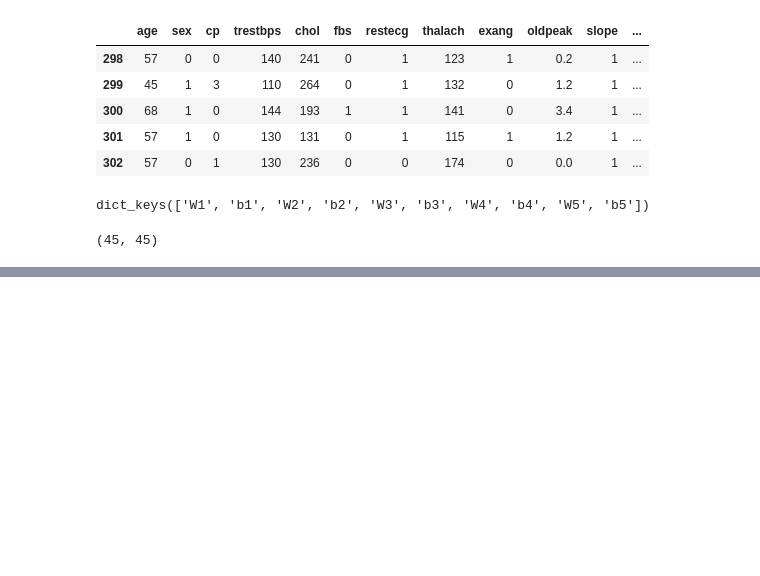
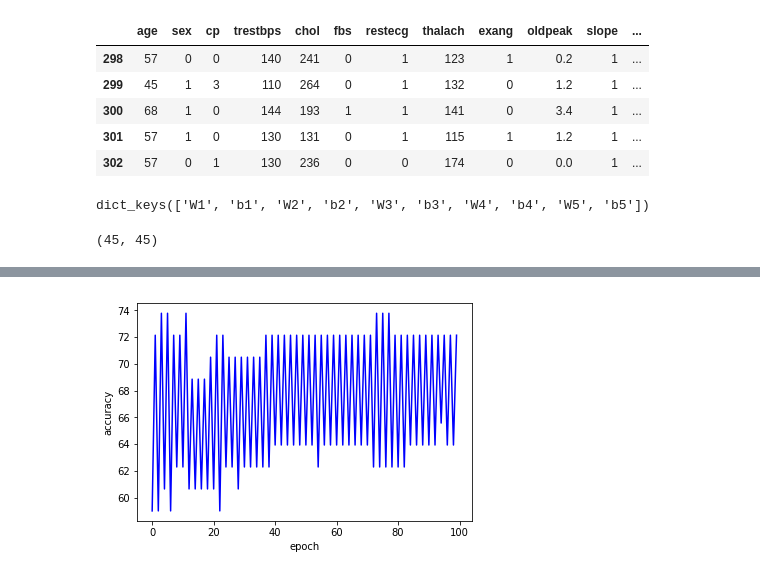
Before and after one commit to amet-vikram13/McCulloh-Piits-Model, a Jupyter notebook: assignment3/presentation.ipynb, the cells around one changed output, grey strips where cells are left out. Drawn from its saved outputs; the diff is of its cells as text; code cells hidden in the pictures; blank space fills up the shorter version.

```diff
--- a/assignment3/presentation.ipynb
+++ b/assignment3/presentation.ipynb
@@ -114,3 +114,7 @@ model.plot_cost()
+# %%
+model.plot_accu()
+# %% [output]
+[figure, added]
 # %%
 model.prediction("test")
 print(model.accuracy("test"))
```
Also changed, not shown: parts of 5 cells of this notebook, 4 other files.
